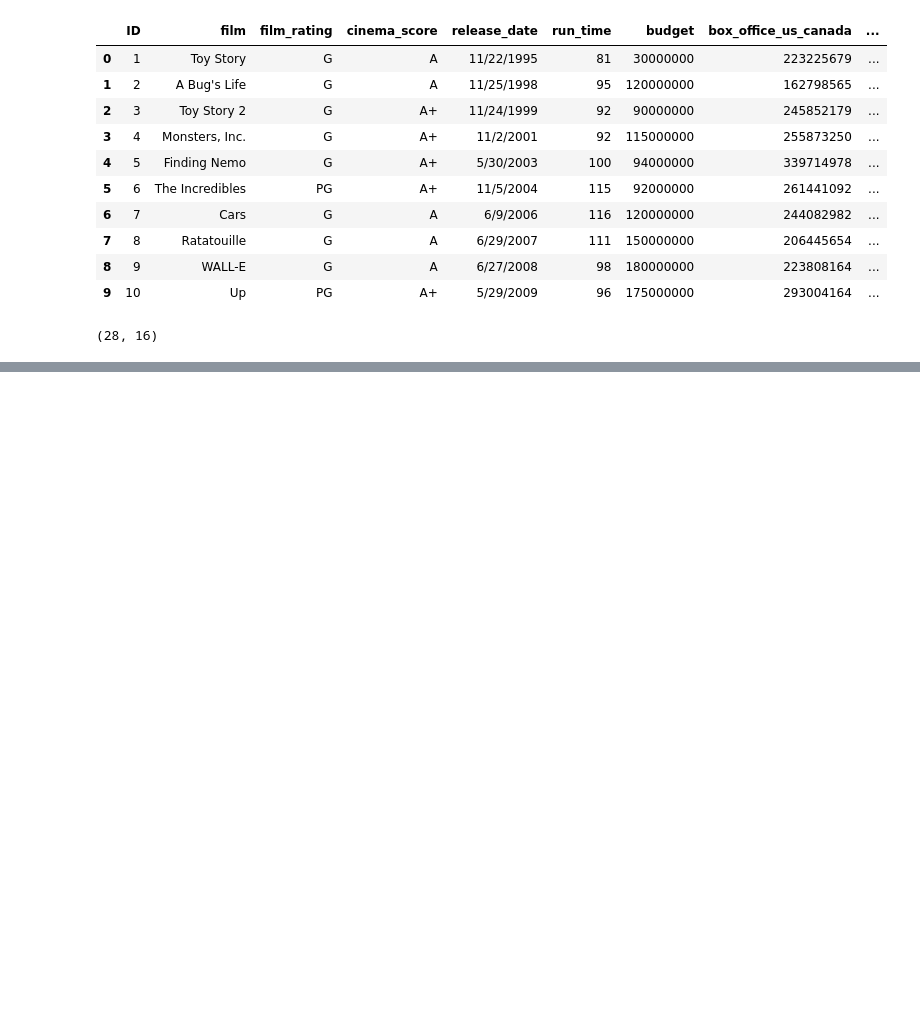
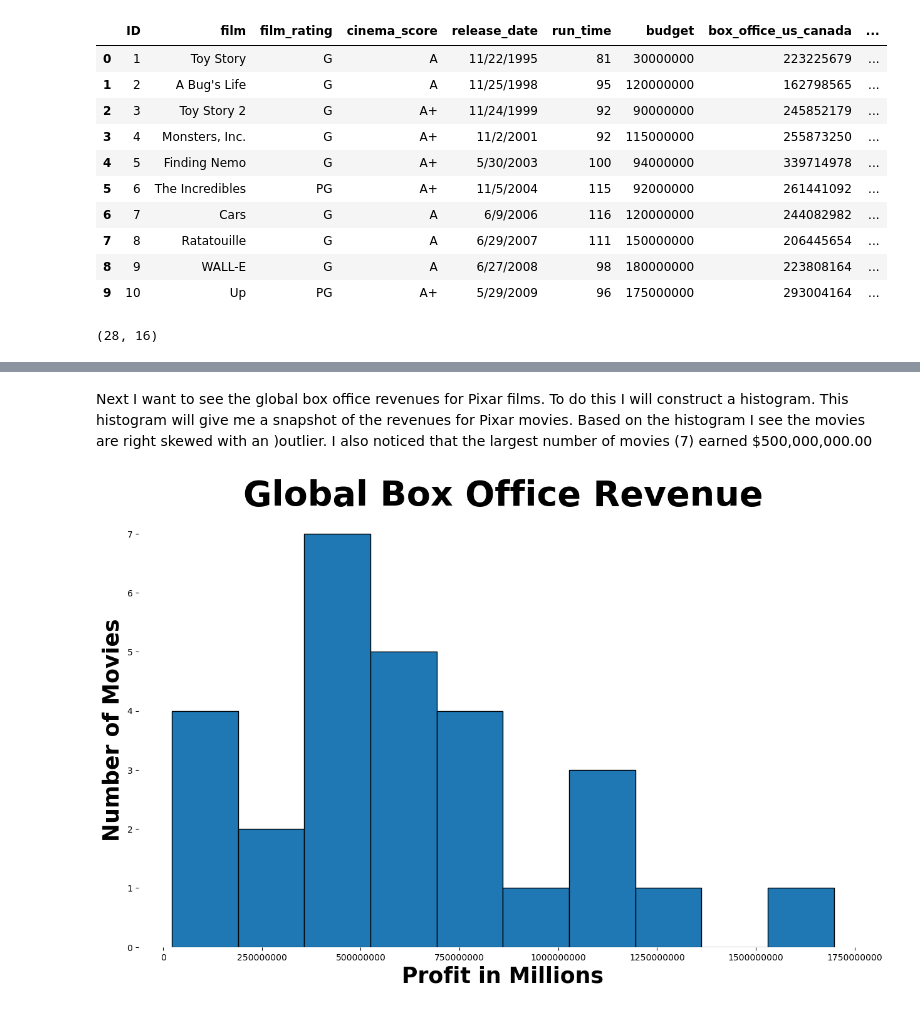
Before and after one commit to MWPerrineJr/data-mining, a Jupyter notebook: Week 2 Assignment.ipynb, the cells around one changed output, grey strips where cells are left out. Saved outputs shown, nothing was run; the diff lists cells and outputs as text; code cells hidden in the pictures; blank space fills up the shorter version.

```diff
--- a/Week 2 Assignment.ipynb
+++ b/Week 2 Assignment.ipynb
@@ -88,0 +101,16 @@ Text(0.5, 0, 'Date')
+# %% [markdown]
+Next I want to see the global box office revenues for Pixar films. To do this I will construct a histogram. This histogram will give me a snapshot of the revenues for Pixar movies. Based on the histogram I see the movies are right skewed with an )outlier. I also noticed that the largest number of movies (7) earned $500,000,000.00
+# %%
+
+fig, ax = plt.subplots(figsize=(15,9))
+plt.title("Global Box Office Revenue", fontsize=40, weight="bold")
+plt.xlabel("Profit in Millions", fontsize= 25, weight="bold")
+plt.ylabel("Number of Movies", fontsize= 25, weight= "bold")
+sns.despine(left= True, top= True, bottom= True)
+plt.hist(pixar['box_office_worldwide'], bins=10, edgecolor= "black")
+plt.ticklabel_format(style="plain")
+
+
+plt.show()
+# %% [output]
+[figure, added]
```
Also changed, not shown: parts of 6 cells of this notebook.
